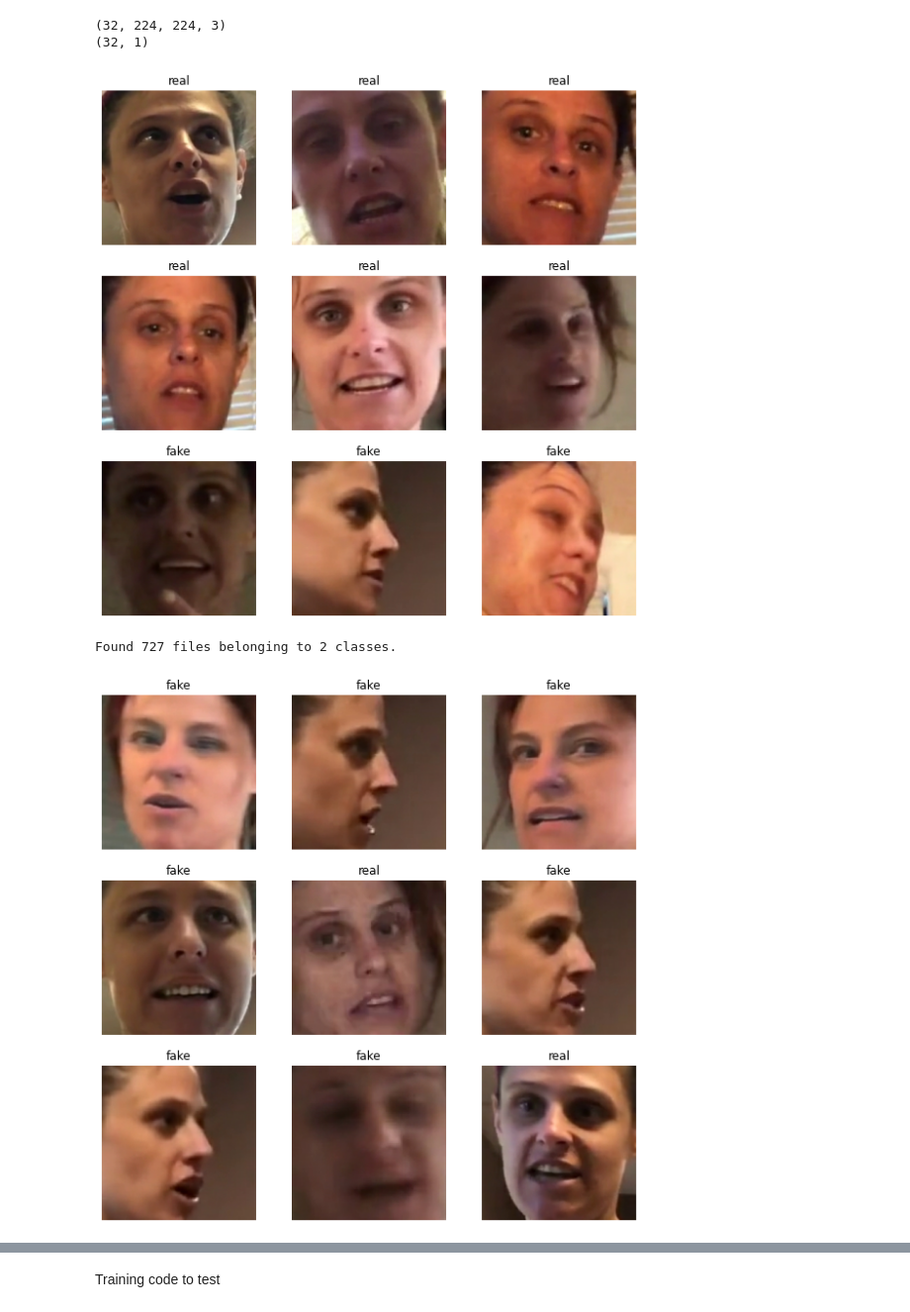
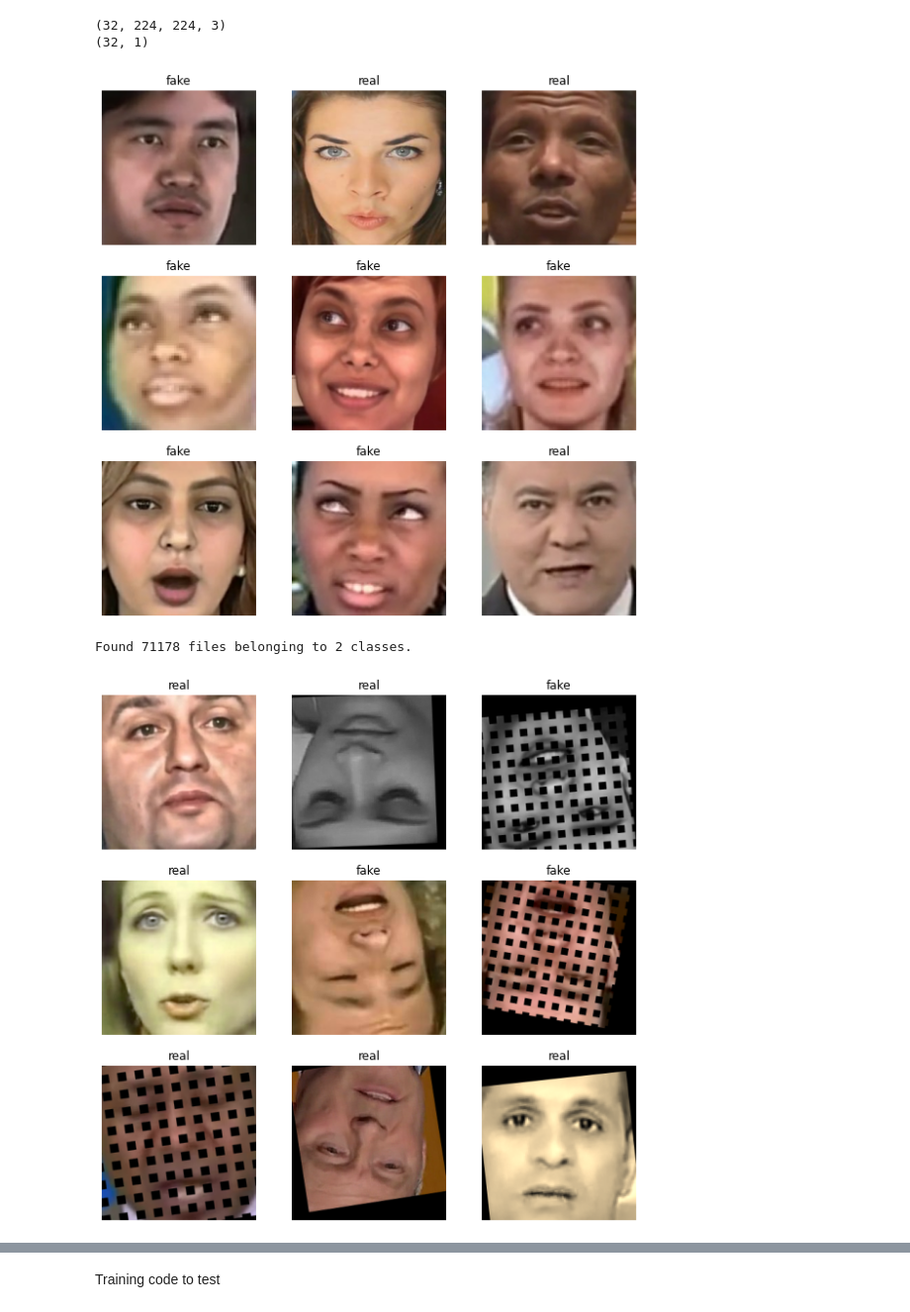
Before and after one commit to kenzo94/deepfake-detection, a Jupyter notebook: test.ipynb, the cells around one changed output, grey strips where cells are left out. Shown at 99% size. Saved outputs shown, nothing was run; the diff lists cells and outputs as text; code cells hidden in the pictures.

```diff
--- a/test.ipynb
+++ b/test.ipynb
@@ -613,7 +638,7 @@ print(transformed_img.shape)
 Load Data
 # %%
 ds_train = tf.keras.utils.image_dataset_from_directory(
-    r"data\test_dfdc",
+    r"data\train",
     labels="inferred",
     label_mode="binary",
     #class_names=["fake", "real"],
@@ -649,20 +674,9 @@ for images, labels in ds_train.take(1):
     plt.title(class_names[labels[i].numpy().astype("uint8")[0]])
     plt.axis("off")
 # %% [output]
-[figure, old version]
+[figure, new version]
 # %%
-AUTOTUNE = tf.data.experimental.AUTOTUNE
-
-def get_train_transforms_h(img_size=int, p=float):
-    """augment train data
-
-    Args:
-        img_size (int): _resize img to
-        p (float): probability of applying all list of transforms
-
-    Returns:
-        _type_: augmentation pipeline
-    """
+def get_train_transforms(img_size, p):
     return alb.Compose([
         alb.ImageCompression(quality_lower=60, quality_upper=100, p=0.5),
         alb.GaussNoise(p=0.1),
@@ -676,7 +690,6 @@ def get_train_transforms_h(img_size=int, p=float):
         alb.OneOf([alb.CoarseDropout(), alb.GridDropout()], p=0.2), #cutout regions in the picture
         alb.OneOf([alb.ToGray(), alb.ToSepia()], p=0.2),
         alb.ShiftScaleRotate(shift_limit=0.1, scale_limit=0.2, rotate_limit=10, border_mode=cv2.BORDER_CONSTANT, p=0.5),
-        #alb.Normalize(mean=(0.485, 0.456, 0.406), std=(0.229, 0.224, 0.225))
     ], p=p
     )
 
@@ -685,8 +698,8 @@ def augment_image(imgs, labels, augmentation_pipeline: alb.Compose):
         augmented_images = []
 
         for img in images:  # apply augmentation pipeline to single image
-            aug_data = augmentation_pipeline(image=img.astype("uint8"))
-            augmented_images.append(aug_data['image'])
+            aug_data = augmentation_pipeline(image=img.astype("uint8"))['image'].astype("uint8") #int expected by clahe
+            augmented_images.append(aug_data)
 
         return np.stack(augmented_images)
 
@@ -695,9 +708,11 @@ def augment_image(imgs, labels, augmentation_pipeline: alb.Compose):
     return inputs, labels
 
 
-def get_dataset(dataset_path: str, augmentation_pipeline: alb.Compose, batch_size: int = 32, image_size= (224, 224), seed: int = 42, shuffle=True) -> tf.data.Dataset:
-    augmentation_func = partial(augment_image, augmentation_pipeline=augmentation_pipeline,)
+def get_tf_dataset(dataset_path: str, augmentation_pipeline: alb.Compose, batch_size: int = 32, image_size= (224, 224), seed: int = 42, shuffle=True) -> tf.data.Dataset:
 
+    augmentation_func = partial(augment_image, augmentation_pipeline=augmentation_pipeline)
+
+    AUTOTUNE = tf.data.experimental.AUTOTUNE
     dataset = tf.keras.utils.image_dataset_from_directory(
         dataset_path,
         labels="inferred",
@@ -707,24 +722,28 @@ def get_dataset(dataset_path: str, augmentation_pipeline: alb.Compose, batch_siz
         seed=seed,
         shuffle=shuffle
     )
-    return dataset.map(augmentation_func, num_parallel_calls=AUTOTUNE).prefetch(AUTOTUNE)
+    augmented_ds = dataset.map(augmentation_func, num_parallel_calls=AUTOTUNE)
+
+    return augmented_ds.prefetch(AUTOTUNE)
 # %%
-aug = get_train_transforms_h(224, 1.0)
+aug = get_train_transforms(img_size=224, p=1.0)
 
-train_dataset = get_dataset(
-    r"data\test_dfdc",
+train_dataset = get_tf_dataset(
+    r"data\train",
     aug
 )
+# Alle Labels aus dem Dataset sammeln
+class_names = ["fake", "real"]
 # %% [output]
-Found 727 files belonging to 2 classes.
+Found 71178 files belonging to 2 classes.
 # %%
 plt.figure(figsize=(10, 10))
-for images, labels in ds_train.take(1):
+for images, labels in train_dataset.take(1):
   for i in range(9):
     ax = plt.subplot(3, 3, i + 1)
     plt.imshow(images[i].numpy().astype("uint8"))
     plt.title(class_names[labels[i].numpy().astype("uint8")[0]])
     plt.axis("off")
 # %% [output]
-[figure, old version]
+[figure, new version]
 # %%
```
Also changed, not shown: parts of 11 cells of this notebook, 10 other files.
